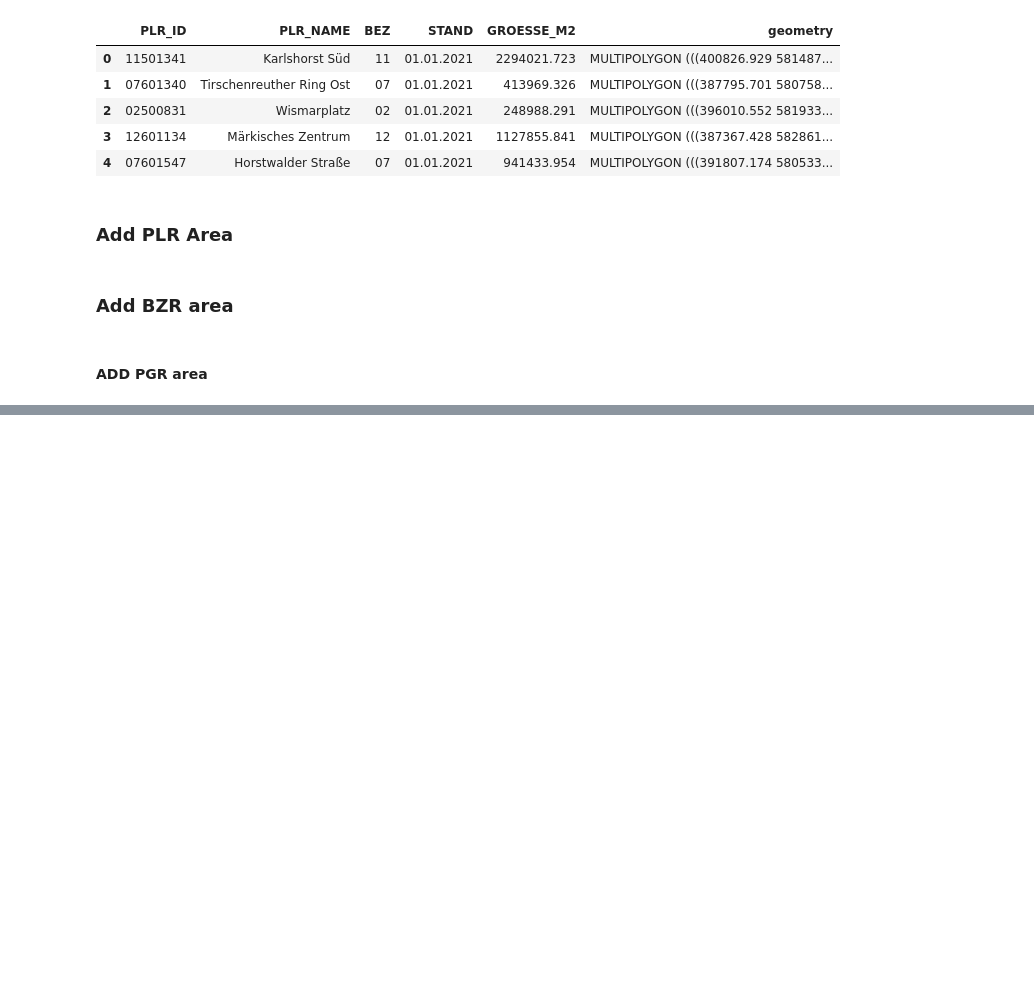
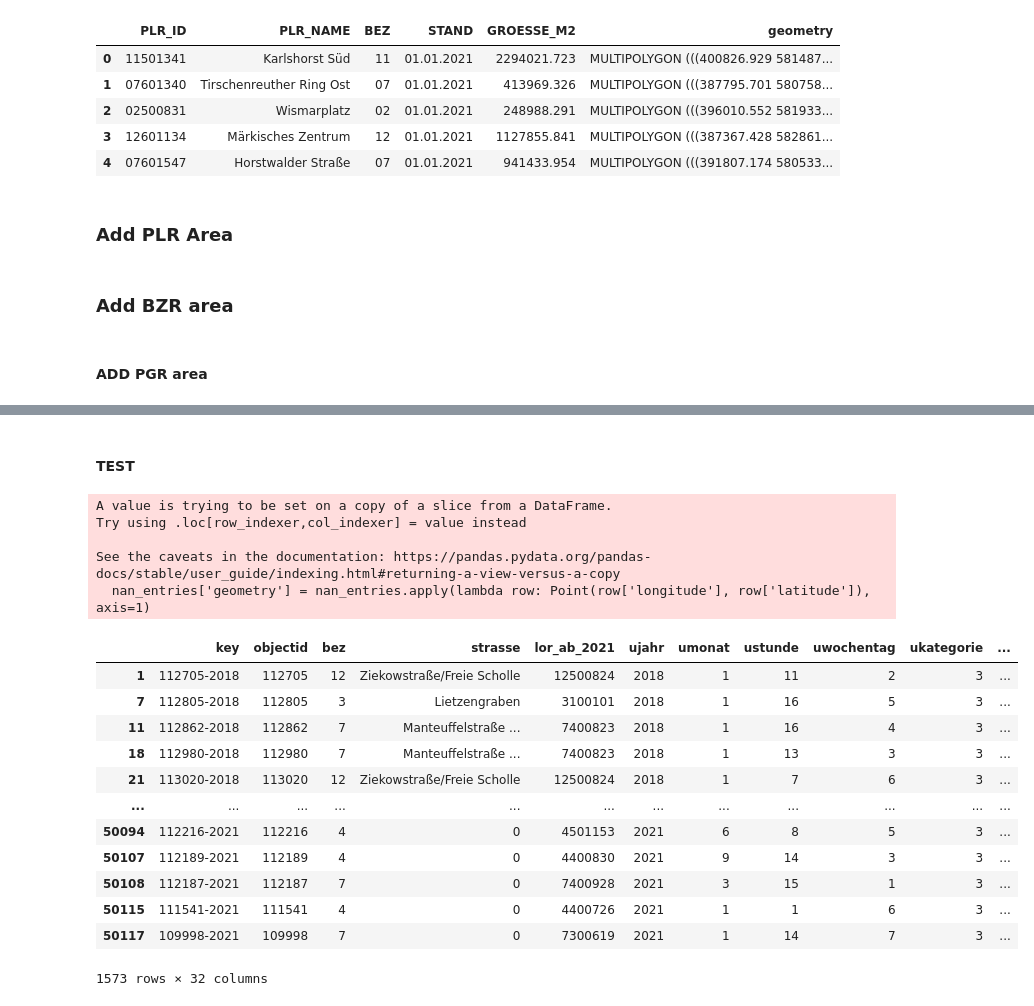
Before and after one commit to DomenicS/berlin-road-accidents, a Jupyter notebook: notebooks/01_geodata_handling.ipynb, the cells around one changed output, grey strips where cells are left out. Saved outputs shown, nothing was run; the diff lists cells and outputs as text; code cells hidden in the pictures; blank space fills up the shorter version.

```diff
--- a/notebooks/01_geodata_handling.ipynb
+++ b/notebooks/01_geodata_handling.ipynb
@@ -83,0 +170,29 @@ accident_df
+# %%
+# Select the first 10 rows (or any other number you prefer)
+accident_subset = accident_gdf.head(10)
+# %%
+from shapely.ops import nearest_points
+from tqdm import tqdm
+
+# Initialize columns to store the nearest street information
+accident_subset['nearest_street_idx'] = None
+accident_subset['street_attribute'] = None
+
+# For each accident point, find the nearest street
+for index, row in tqdm(accident_subset.iterrows()):
+    point = row.geometry
+
+    # Find the nearest street geometry and its index
+    nearest_geom, nearest_idx = None, None
+    min_distance = float('inf')
+    for idx, street_row in STREETS_gdf.iterrows():
+        street_geom = street_row.geometry
+        distance = point.distance(street_geom)
+        if distance < min_distance:
+            min_distance = distance
+            nearest_geom = street_geom
+            nearest_idx = idx
+
+    # Update the GeoDataFrame with the nearest street information
+    accident_subset.at[index, 'nearest_street_idx'] = nearest_idx
+    accident_subset.at[index, 'street_attribute'] = STREETS_gdf.at[nearest_idx, 'strassenna']
@@ -83,0 +345,28 @@ accident_df
+# %% [markdown]
+#### TEST
+# %%
+# Create a Point geometry from latitude and longitude for each accident
+nan_entries['geometry'] = nan_entries.apply(lambda row: Point(row['longitude'], row['latitude']), axis=1)
+
+# Convert the DataFrame to a GeoDataFrame
+nan_entries_gdf = gpd.GeoDataFrame(nan_entries, geometry='geometry')
+nan_entries_gdf
+# %% [output]
+A value is trying to be set on a copy of a slice from a DataFrame.
+Try using .loc[row_indexer,col_indexer] = value instead
+
+See the caveats in the documentation: https://pandas.pydata.org/pandas-docs/stable/user_guide/indexing.html#returning-a-view-versus-a-copy
+  nan_entries['geometry'] = nan_entries.apply(lambda row: Point(row['longitude'], row['latitude']), axis=1)
+|  | key | objectid | bez | strasse | lor_ab_2021 | ujahr | umonat | ustunde | uwochentag | ukategorie | ... |
+| 1 | 112705-2018 | 112705 | 12 | Ziekowstraße/Freie Scholle | 12500824 | 2018 | 1 | 11 | 2 | 3 | ... |
+| 7 | 112805-2018 | 112805 | 3 | Lietzengraben | 3100101 | 2018 | 1 | 16 | 5 | 3 | ... |
+| 11 | 112862-2018 | 112862 | 7 | Manteuffelstraße ... | 7400823 | 2018 | 1 | 16 | 4 | 3 | ... |
+| 18 | 112980-2018 | 112980 | 7 | Manteuffelstraße ... | 7400823 | 2018 | 1 | 13 | 3 | 3 | ... |
+| 21 | 113020-2018 | 113020 | 12 | Ziekowstraße/Freie Scholle | 12500824 | 2018 | 1 | 7 | 6 | 3 | ... |
+| ... | ... | ... | ... | ... | ... | ... | ... | ... | ... | ... | ... |
+| 50094 | 112216-2021 | 112216 | 4 | 0 | 4501153 | 2021 | 6 | 8 | 5 | 3 | ... |
+| 50107 | 112189-2021 | 112189 | 4 | 0 | 4400830 | 2021 | 9 | 14 | 3 | 3 | ... |
+| 50108 | 112187-2021 | 112187 | 7 | 0 | 7400928 | 2021 | 3 | 15 | 1 | 3 | ... |
+| 50115 | 111541-2021 | 111541 | 4 | 0 | 4400726 | 2021 | 1 | 1 | 6 | 3 | ... |
+| 50117 | 109998-2021 | 109998 | 7 | 0 | 7300619 | 2021 | 1 | 14 | 7 | 3 | ... |
+1573 rows × 32 columns
```
Also changed, not shown: parts of 26 cells of this notebook, 4 other files.
